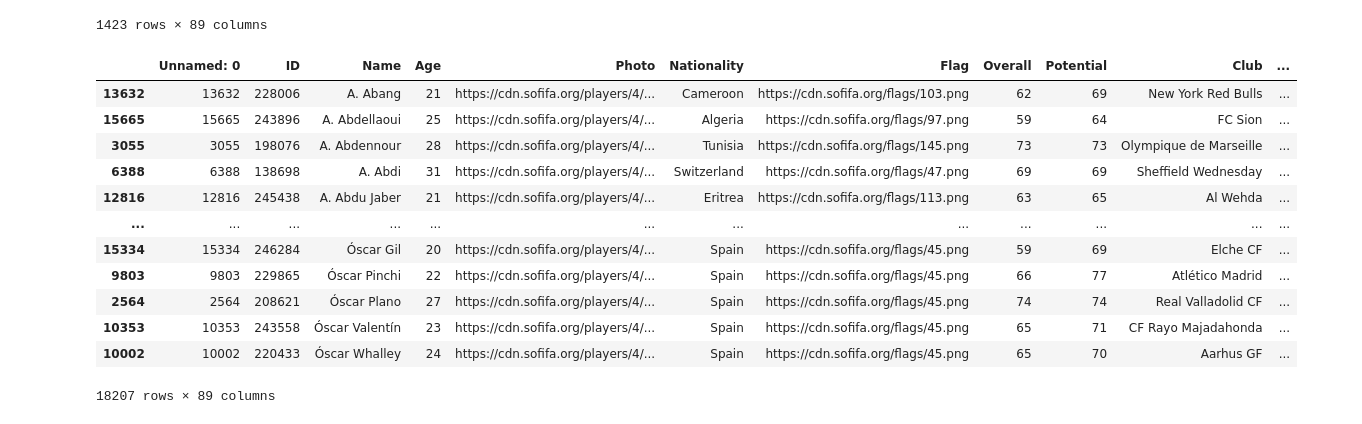
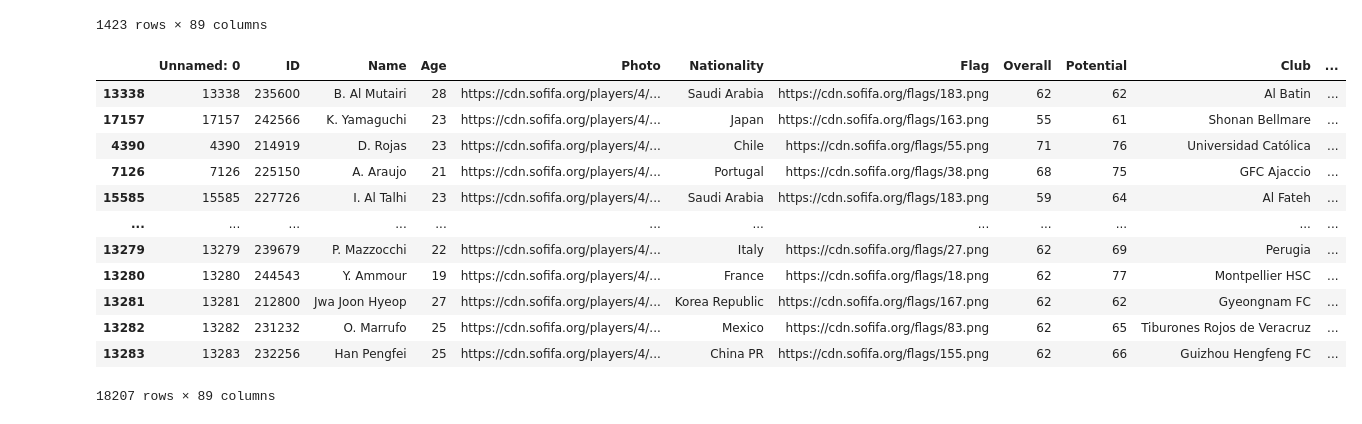
Before and after one commit to LimaAnthonyY/pythonlearn, a Jupyter notebook: 3 - dataScience/1- DataScience.ipynb, the cells around one changed output. Saved outputs shown, nothing was run; the diff lists cells and outputs as text; code cells hidden in the pictures.

```diff
--- a/3 - dataScience/1- DataScience.ipynb
+++ b/3 - dataScience/1- DataScience.ipynb
@@ -187,18 +187,19 @@ dados.loc[dados['Age'] == 21]
 # %%
 # Valores curtos baseado no que está dentro dos ( )
 dados.sort_values('Age') # posso adicionar o , ascending = false e isso vai inverter a lista do maior para o menor
 dados.sort_values(['Name', 'Age']) # Filtra baseado nos 2, primeiro Nome, depois organiza pela Idade
+dados.sort_values('Weight')
 # %% [output]
 |  | Unnamed: 0 | ID | Name | Age | Photo | Nationality | Flag | Overall | Potential | Club | ... |
-| 13632 | 13632 | 228006 | A. Abang | 21 | https://cdn.sofifa.org/players/4/... | Cameroon | https://cdn.sofifa.org/flags/103.png | 62 | 69 | New York Red Bulls | ... |
-| 15665 | 15665 | 243896 | A. Abdellaoui | 25 | https://cdn.sofifa.org/players/4/... | Algeria | https://cdn.sofifa.org/flags/97.png | 59 | 64 | FC Sion | ... |
-| 3055 | 3055 | 198076 | A. Abdennour | 28 | https://cdn.sofifa.org/players/4/... | Tunisia | https://cdn.sofifa.org/flags/145.png | 73 | 73 | Olympique de Marseille | ... |
-| 6388 | 6388 | 138698 | A. Abdi | 31 | https://cdn.sofifa.org/players/4/... | Switzerland | https://cdn.sofifa.org/flags/47.png | 69 | 69 | Sheffield Wednesday | ... |
-| 12816 | 12816 | 245438 | A. Abdu Jaber | 21 | https://cdn.sofifa.org/players/4/... | Eritrea | https://cdn.sofifa.org/flags/113.png | 63 | 65 | Al Wehda | ... |
+| 13338 | 13338 | 235600 | B. Al Mutairi | 28 | https://cdn.sofifa.org/players/4/... | Saudi Arabia | https://cdn.sofifa.org/flags/183.png | 62 | 62 | Al Batin | ... |
+| 17157 | 17157 | 242566 | K. Yamaguchi | 23 | https://cdn.sofifa.org/players/4/... | Japan | https://cdn.sofifa.org/flags/163.png | 55 | 61 | Shonan Bellmare | ... |
+| 4390 | 4390 | 214919 | D. Rojas | 23 | https://cdn.sofifa.org/players/4/... | Chile | https://cdn.sofifa.org/flags/55.png | 71 | 76 | Universidad Católica | ... |
+| 7126 | 7126 | 225150 | A. Araujo | 21 | https://cdn.sofifa.org/players/4/... | Portugal | https://cdn.sofifa.org/flags/38.png | 68 | 75 | GFC Ajaccio | ... |
+| 15585 | 15585 | 227726 | I. Al Talhi | 23 | https://cdn.sofifa.org/players/4/... | Saudi Arabia | https://cdn.sofifa.org/flags/183.png | 59 | 64 | Al Fateh | ... |
 | ... | ... | ... | ... | ... | ... | ... | ... | ... | ... | ... | ... |
-| 15334 | 15334 | 246284 | Óscar Gil | 20 | https://cdn.sofifa.org/players/4/... | Spain | https://cdn.sofifa.org/flags/45.png | 59 | 69 | Elche CF | ... |
-| 9803 | 9803 | 229865 | Óscar Pinchi | 22 | https://cdn.sofifa.org/players/4/... | Spain | https://cdn.sofifa.org/flags/45.png | 66 | 77 | Atlético Madrid | ... |
-| 2564 | 2564 | 208621 | Óscar Plano | 27 | https://cdn.sofifa.org/players/4/... | Spain | https://cdn.sofifa.org/flags/45.png | 74 | 74 | Real Valladolid CF | ... |
-| 10353 | 10353 | 243558 | Óscar Valentín | 23 | https://cdn.sofifa.org/players/4/... | Spain | https://cdn.sofifa.org/flags/45.png | 65 | 71 | CF Rayo Majadahonda | ... |
-| 10002 | 10002 | 220433 | Óscar Whalley | 24 | https://cdn.sofifa.org/players/4/... | Spain | https://cdn.sofifa.org/flags/45.png | 65 | 70 | Aarhus GF | ... |
+| 13279 | 13279 | 239679 | P. Mazzocchi | 22 | https://cdn.sofifa.org/players/4/... | Italy | https://cdn.sofifa.org/flags/27.png | 62 | 69 | Perugia | ... |
+| 13280 | 13280 | 244543 | Y. Ammour | 19 | https://cdn.sofifa.org/players/4/... | France | https://cdn.sofifa.org/flags/18.png | 62 | 77 | Montpellier HSC | ... |
+| 13281 | 13281 | 212800 | Jwa Joon Hyeop | 27 | https://cdn.sofifa.org/players/4/... | Korea Republic | https://cdn.sofifa.org/flags/167.png | 62 | 62 | Gyeongnam FC | ... |
+| 13282 | 13282 | 231232 | O. Marrufo | 25 | https://cdn.sofifa.org/players/4/... | Mexico | https://cdn.sofifa.org/flags/83.png | 62 | 65 | Tiburones Rojos de Veracruz | ... |
+| 13283 | 13283 | 232256 | Han Pengfei | 25 | https://cdn.sofifa.org/players/4/... | China PR | https://cdn.sofifa.org/flags/155.png | 62 | 66 | Guizhou Hengfeng FC | ... |
 18207 rows × 89 columns
```
Also changed, not shown: parts of 7 cells of this notebook.
